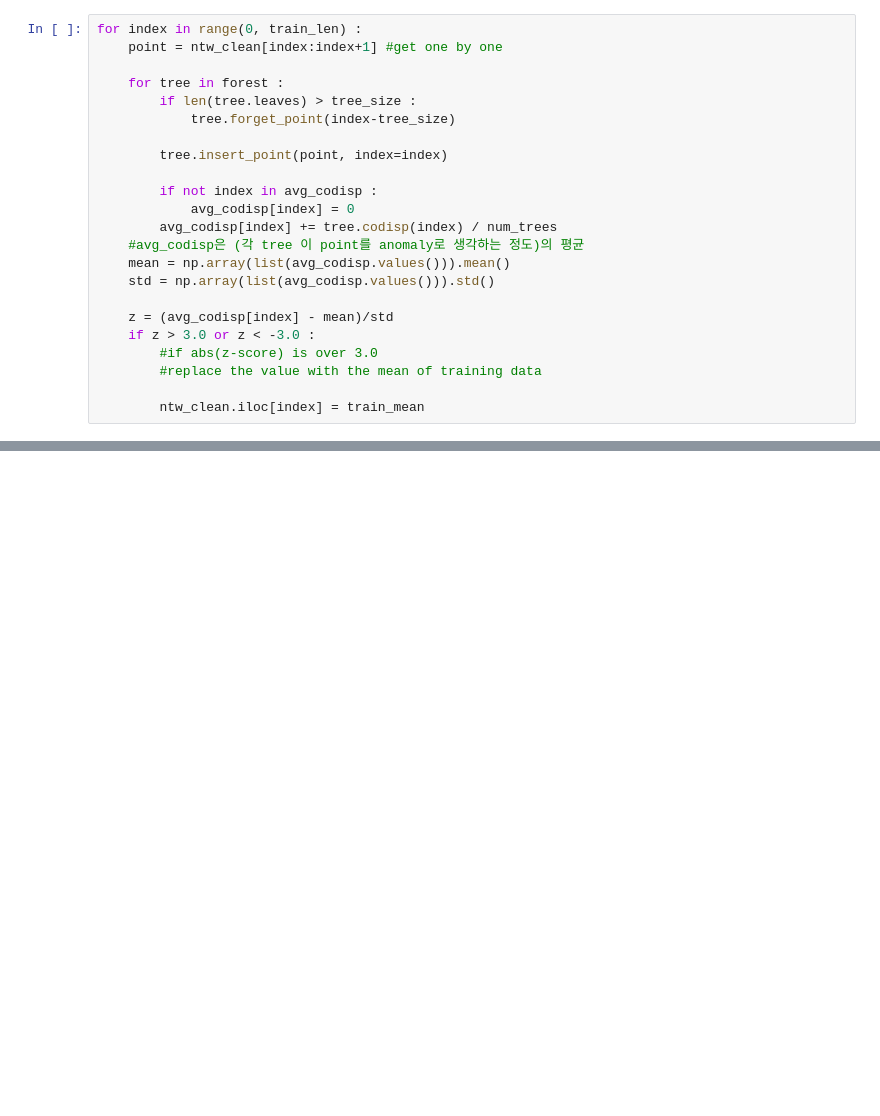
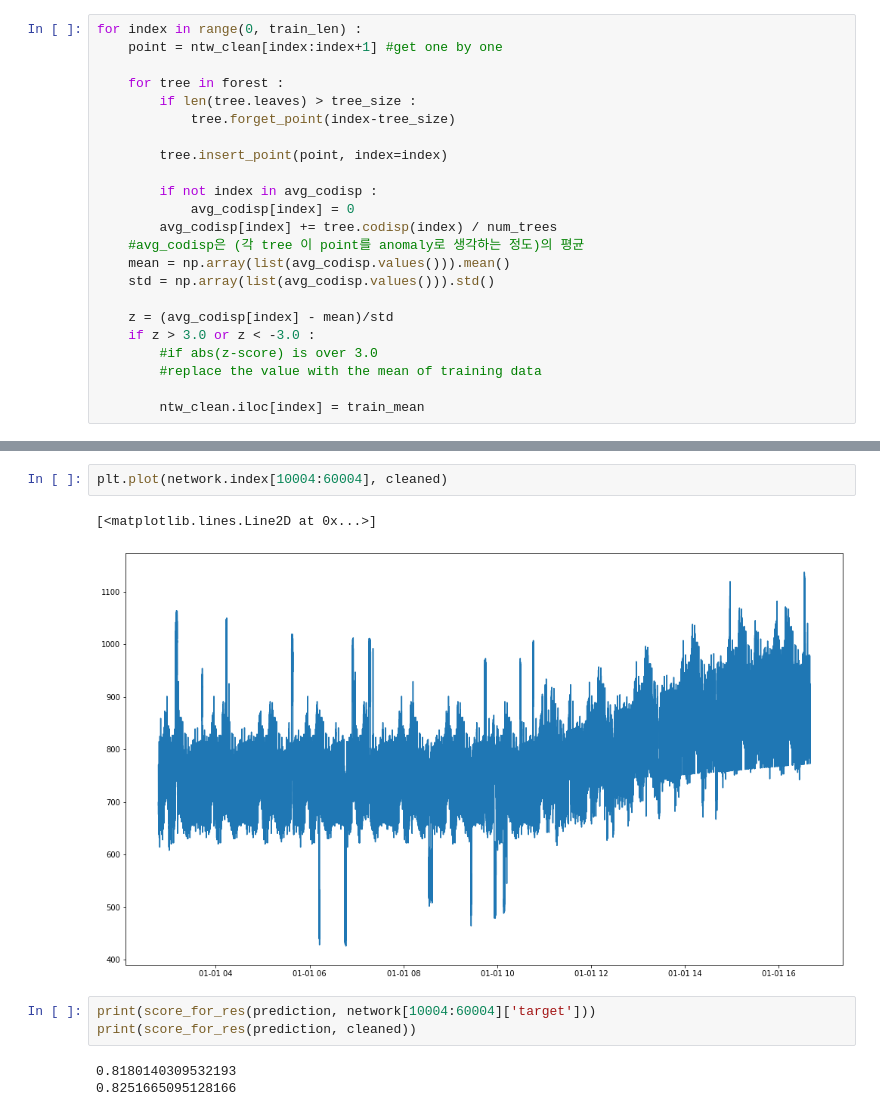
Before and after one commit to nywoo-o/Statistics, a Jupyter notebook: real_time_Mondrian_with_RRCF.ipynb, the cells around one changed output, grey strips where cells are left out. Cells and saved outputs as stored; diff of their text form; blank space fills up the shorter version.

```diff
--- a/real_time_Mondrian_with_RRCF.ipynb
+++ b/real_time_Mondrian_with_RRCF.ipynb
@@ -171,0 +283,11 @@ for i in range(0, 10000) :
+# %%
+plt.plot(network.index[10004:60004], cleaned)
+# %% [output]
+[<matplotlib.lines.Line2D at 0x...>]
+[figure, added]
+# %%
+print(score_for_res(prediction, network[10004:60004]['target']))
+print(score_for_res(prediction, cleaned))
+# %% [output]
+0.8180140309532193
+0.8251665095128166
```
Also changed, not shown: parts of 14 cells of this notebook.
